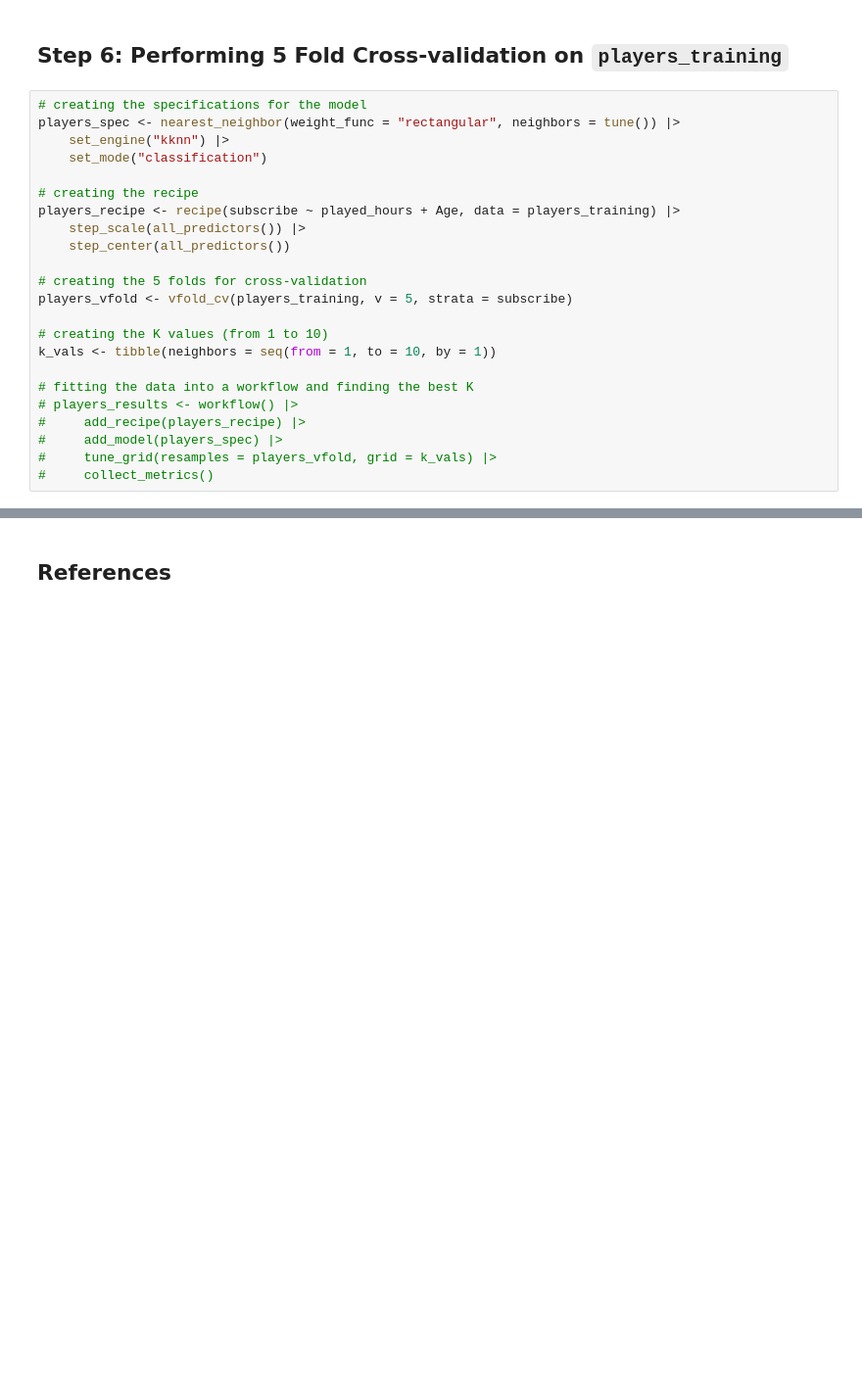
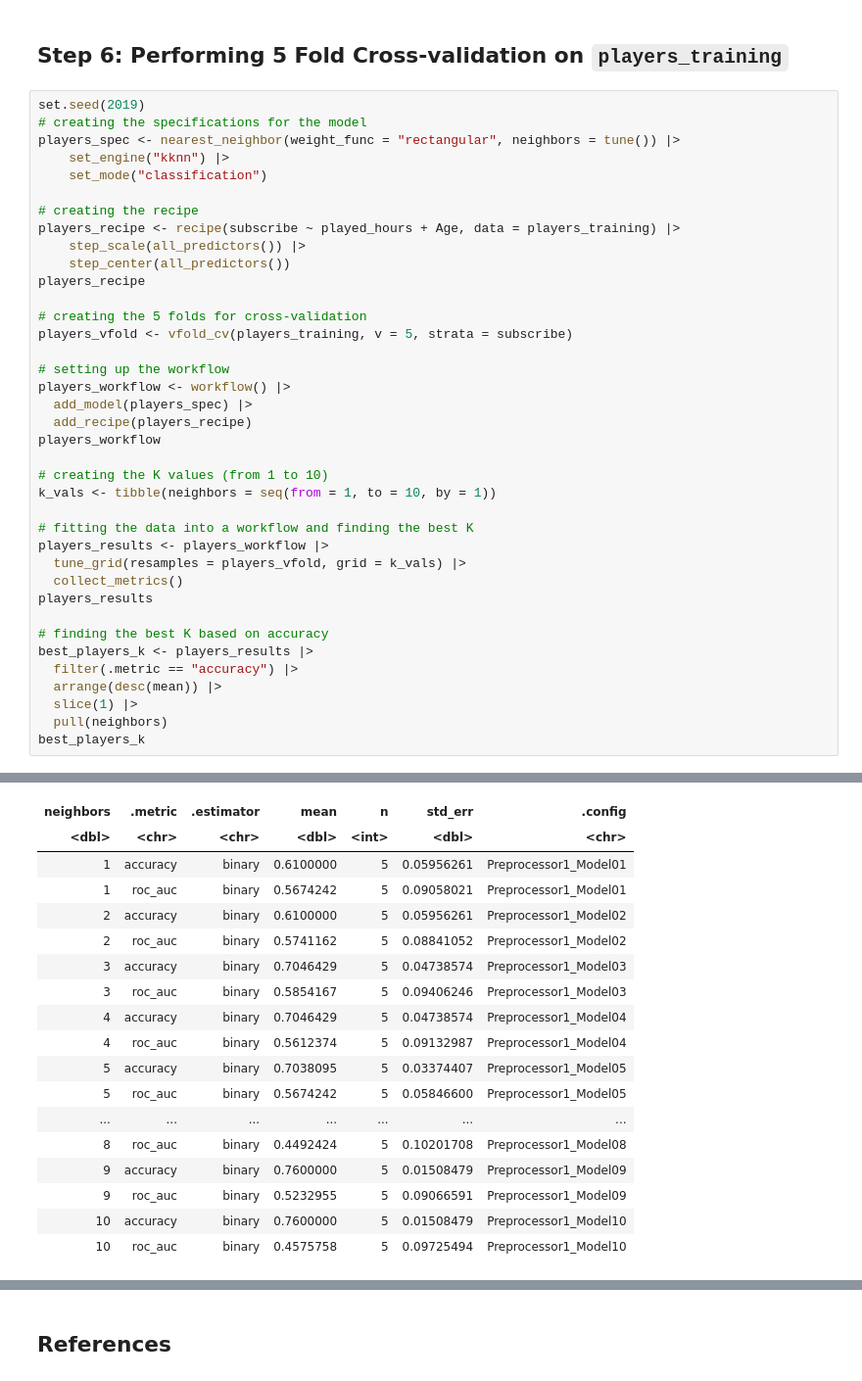
Before and after one commit to Ada-Lov3lace/project_final_report, a Jupyter notebook: dtsc_project_final_report.ipynb, the cells around one changed output, grey strips where cells are left out. Shown at 98% size. Drawn from its saved outputs; the diff is of its cells as text; blank space fills up the shorter version.

```diff
--- a/dtsc_project_final_report.ipynb
+++ b/dtsc_project_final_report.ipynb
@@ -210,6 +188,7 @@ players_testing <- testing(players_split) # testing data
 # %% [markdown]
 ## Step 6: Performing 5 Fold Cross-validation on `players_training`
 # %%
+set.seed(2019)
 # creating the specifications for the model
 players_spec <- nearest_neighbor(weight_func = "rectangular", neighbors = tune()) |>
     set_engine("kknn") |>
@@ -219,19 +198,33 @@ players_spec <- nearest_neighbor(weight_func = "rectangular", neighbors = tune()
 players_recipe <- recipe(subscribe ~ played_hours + Age, data = players_training) |>
     step_scale(all_predictors()) |>
     step_center(all_predictors())
+players_recipe
 
 # creating the 5 folds for cross-validation
 players_vfold <- vfold_cv(players_training, v = 5, strata = subscribe)
+
+# setting up the workflow
+players_workflow <- workflow() |>
+  add_model(players_spec) |>
+  add_recipe(players_recipe)
+players_workflow
 
 # creating the K values (from 1 to 10)
 k_vals <- tibble(neighbors = seq(from = 1, to = 10, by = 1))
 
 # fitting the data into a workflow and finding the best K
-# players_results <- workflow() |>
-#     add_recipe(players_recipe) |>
-#     add_model(players_spec) |>
-#     tune_grid(resamples = players_vfold, grid = k_vals) |>
-#     collect_metrics()
+players_results <- players_workflow |>
+  tune_grid(resamples = players_vfold, grid = k_vals) |>
+  collect_metrics()
+players_results
+
+# finding the best K based on accuracy
+best_players_k <- players_results |>
+  filter(.metric == "accuracy") |>
+  arrange(desc(mean)) |>
+  slice(1) |>
+  pull(neighbors)
+best_players_k
 # %% [output]
 ── Recipe ──────────────────────────────────────────────────────────────────────
 
@@ -253,0 +266,18 @@ predictor: 2
+| neighbors | .metric | .estimator | mean | n | std_err | .config |
+| <dbl> | <chr> | <chr> | <dbl> | <int> | <dbl> | <chr> |
+| 1 | accuracy | binary | 0.6100000 | 5 | 0.05956261 | Preprocessor1_Model01 |
+| 1 | roc_auc | binary | 0.5674242 | 5 | 0.09058021 | Preprocessor1_Model01 |
+| 2 | accuracy | binary | 0.6100000 | 5 | 0.05956261 | Preprocessor1_Model02 |
+| 2 | roc_auc | binary | 0.5741162 | 5 | 0.08841052 | Preprocessor1_Model02 |
+| 3 | accuracy | binary | 0.7046429 | 5 | 0.04738574 | Preprocessor1_Model03 |
+| 3 | roc_auc | binary | 0.5854167 | 5 | 0.09406246 | Preprocessor1_Model03 |
+| 4 | accuracy | binary | 0.7046429 | 5 | 0.04738574 | Preprocessor1_Model04 |
+| 4 | roc_auc | binary | 0.5612374 | 5 | 0.09132987 | Preprocessor1_Model04 |
+| 5 | accuracy | binary | 0.7038095 | 5 | 0.03374407 | Preprocessor1_Model05 |
+| 5 | roc_auc | binary | 0.5674242 | 5 | 0.05846600 | Preprocessor1_Model05 |
+| ... | ... | ... | ... | ... | ... | ... |
+| 8 | roc_auc | binary | 0.4492424 | 5 | 0.10201708 | Preprocessor1_Model08 |
+| 9 | accuracy | binary | 0.7600000 | 5 | 0.01508479 | Preprocessor1_Model09 |
+| 9 | roc_auc | binary | 0.5232955 | 5 | 0.09066591 | Preprocessor1_Model09 |
+| 10 | accuracy | binary | 0.7600000 | 5 | 0.01508479 | Preprocessor1_Model10 |
+| 10 | roc_auc | binary | 0.4575758 | 5 | 0.09725494 | Preprocessor1_Model10 |
```
Also changed, not shown: parts of 8 cells of this notebook.
